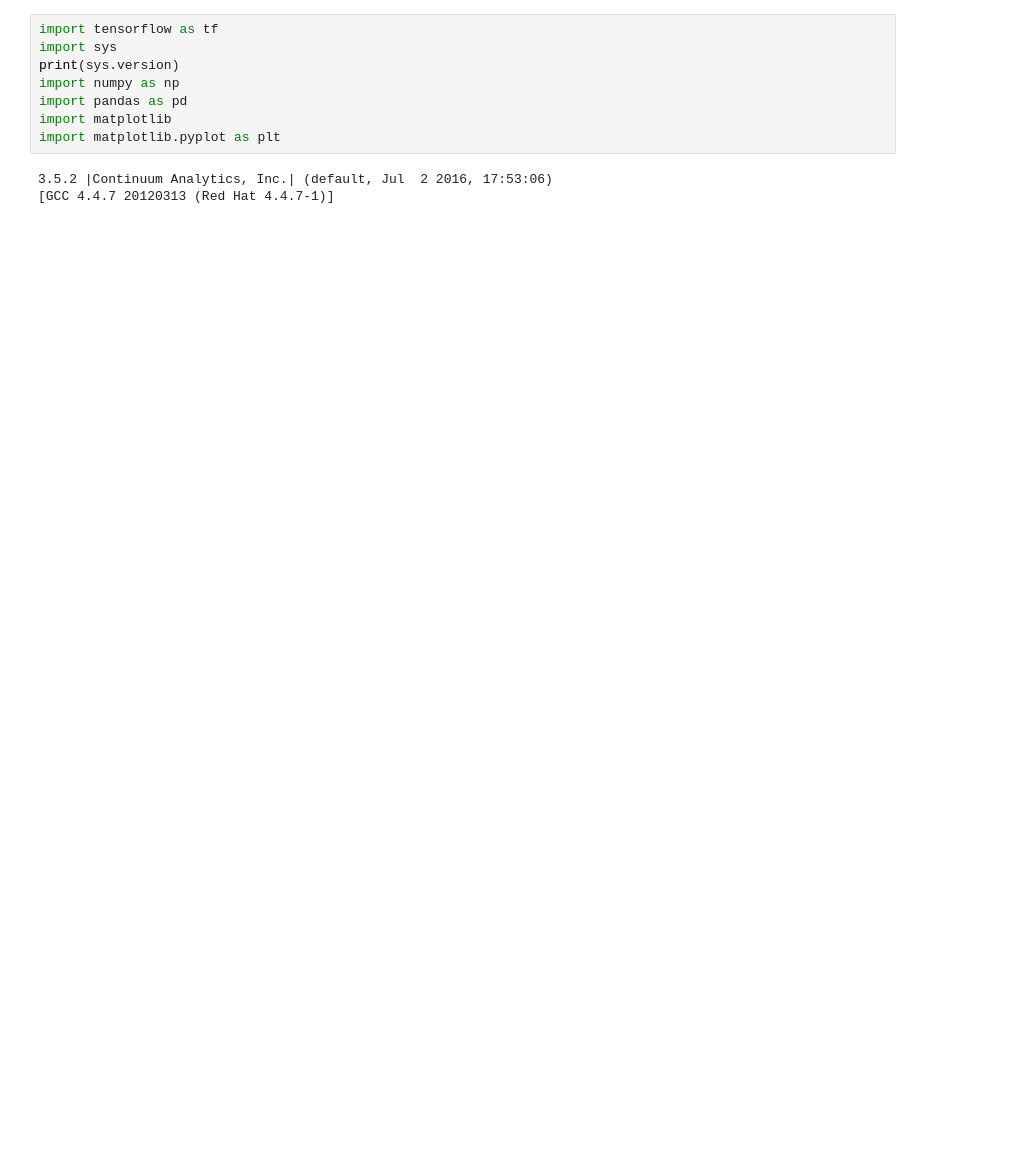
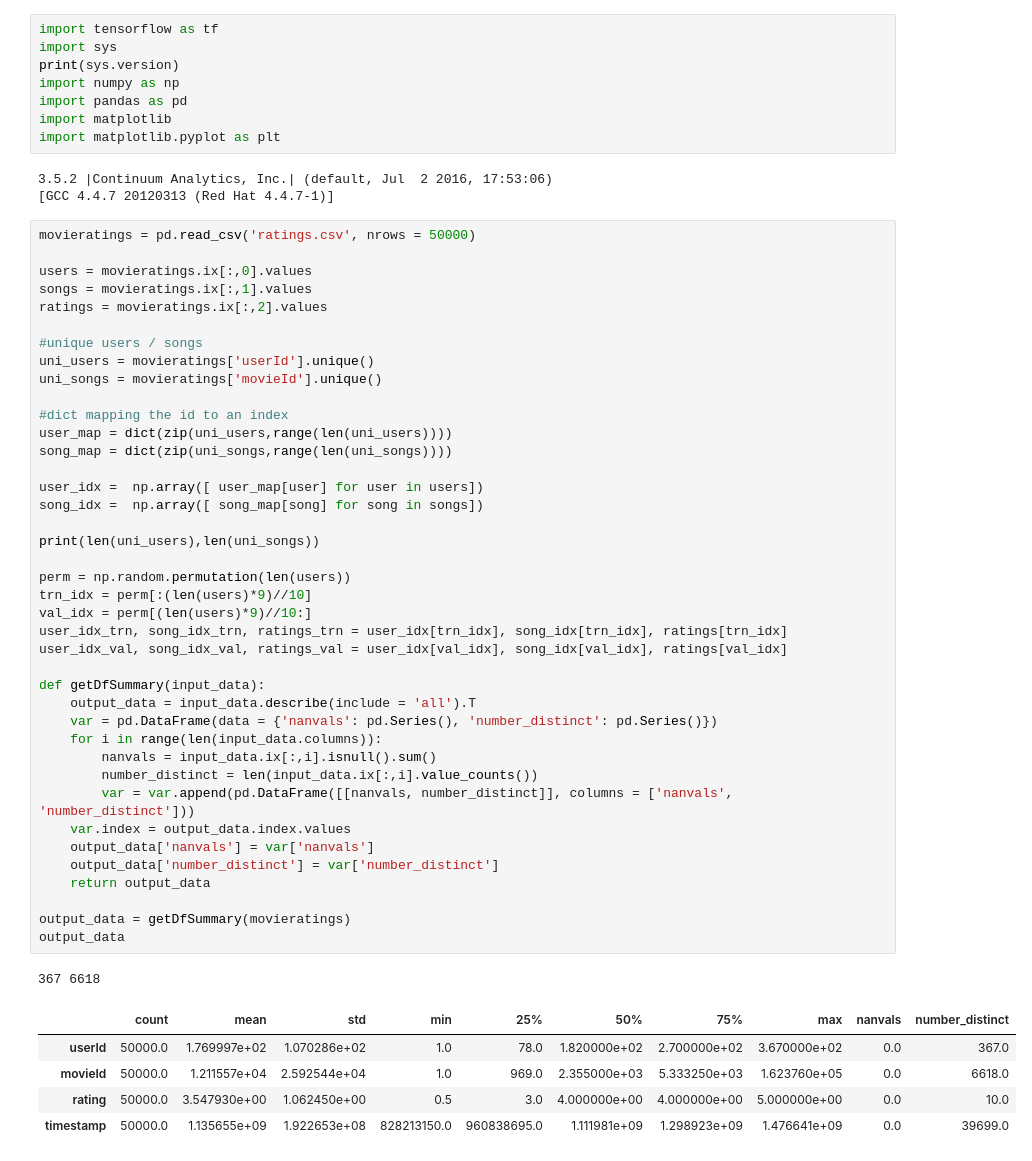
Before and after one commit to zachzhang/MovieRecommendation, a Jupyter notebook: MatFactTF.ipynb, the cells around one changed output. Drawn from its saved outputs; the diff is of its cells as text; blank space fills up the shorter version.

```diff
--- a/MatFactTF.ipynb
+++ b/MatFactTF.ipynb
@@ -9,4 +9,51 @@ import matplotlib.pyplot as plt
 # %% [output]
 3.5.2 |Continuum Analytics, Inc.| (default, Jul  2 2016, 17:53:06)
 [GCC 4.4.7 20120313 (Red Hat 4.4.7-1)]
+# %%
+movieratings = pd.read_csv('ratings.csv', nrows = 50000)
+
+users = movieratings.ix[:,0].values
+songs = movieratings.ix[:,1].values
+ratings = movieratings.ix[:,2].values
+
+#unique users / songs
+uni_users = movieratings['userId'].unique()
+uni_songs = movieratings['movieId'].unique()
+
+#dict mapping the id to an index
+user_map = dict(zip(uni_users,range(len(uni_users))))
+song_map = dict(zip(uni_songs,range(len(uni_songs))))
+
+user_idx =  np.array([ user_map[user] for user in users])
+song_idx =  np.array([ song_map[song] for song in songs])
+
+print(len(uni_users),len(uni_songs))
+
+perm = np.random.permutation(len(users))
+trn_idx = perm[:(len(users)*9)//10]
+val_idx = perm[(len(users)*9)//10:]
+user_idx_trn, song_idx_trn, ratings_trn = user_idx[trn_idx], song_idx[trn_idx], ratings[trn_idx]
+user_idx_val, song_idx_val, ratings_val = user_idx[val_idx], song_idx[val_idx], ratings[val_idx]
+
+def getDfSummary(input_data):
+    output_data = input_data.describe(include = 'all').T
+    var = pd.DataFrame(data = {'nanvals': pd.Series(), 'number_distinct': pd.Series()})
+    for i in range(len(input_data.columns)):
+        nanvals = input_data.ix[:,i].isnull().sum()
+        number_distinct = len(input_data.ix[:,i].value_counts())
+        var = var.append(pd.DataFrame([[nanvals, number_distinct]], columns = ['nanvals', 'number_distinct']))
+    var.index = output_data.index.values
+    output_data['nanvals'] = var['nanvals']
+    output_data['number_distinct'] = var['number_distinct']
+    return output_data
+
+output_data = getDfSummary(movieratings)
+output_data
+# %% [output]
+367 6618
+|  | count | mean | std | min | 25% | 50% | 75% | max | nanvals | number_distinct |
+| userId | 50000.0 | 1.769997e+02 | 1.070286e+02 | 1.0 | 78.0 | 1.820000e+02 | 2.700000e+02 | 3.670000e+02 | 0.0 | 367.0 |
+| movieId | 50000.0 | 1.211557e+04 | 2.592544e+04 | 1.0 | 969.0 | 2.355000e+03 | 5.333250e+03 | 1.623760e+05 | 0.0 | 6618.0 |
+| rating | 50000.0 | 3.547930e+00 | 1.062450e+00 | 0.5 | 3.0 | 4.000000e+00 | 4.000000e+00 | 5.000000e+00 | 0.0 | 10.0 |
+| timestamp | 50000.0 | 1.135655e+09 | 1.922653e+08 | 828213150.0 | 960838695.0 | 1.111981e+09 | 1.298923e+09 | 1.476641e+09 | 0.0 | 39699.0 |
 # %%
```
Also changed, not shown: parts of 10 cells of this notebook.
